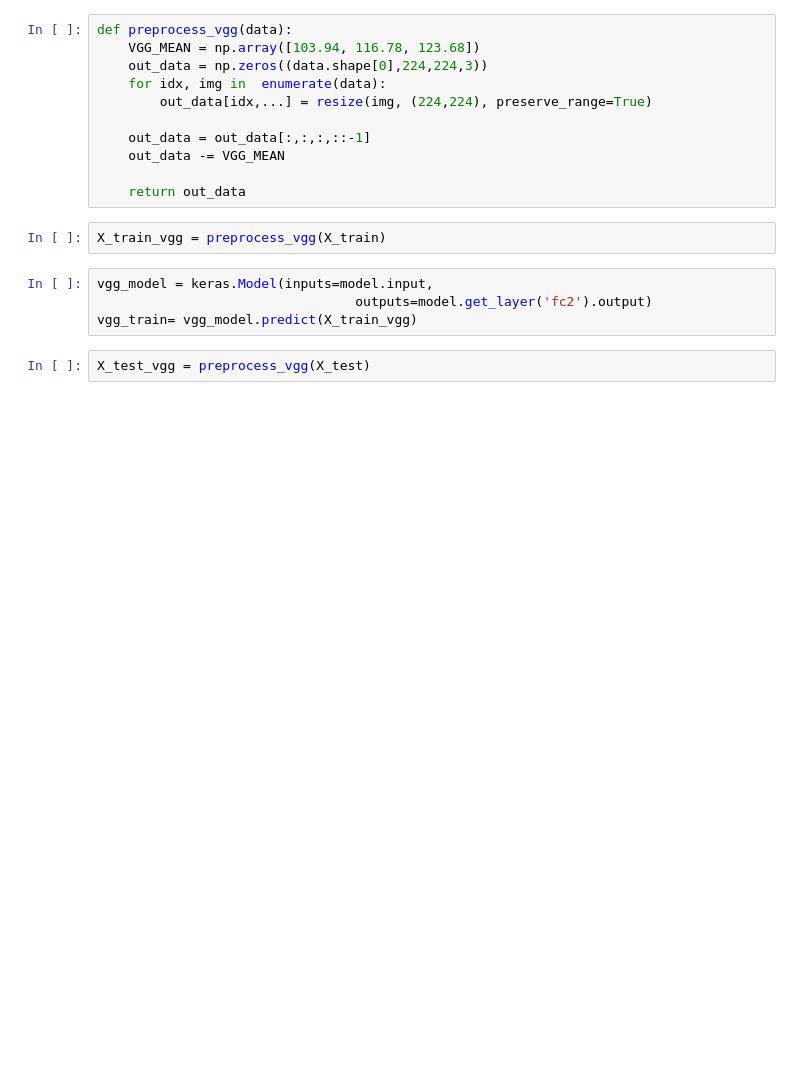
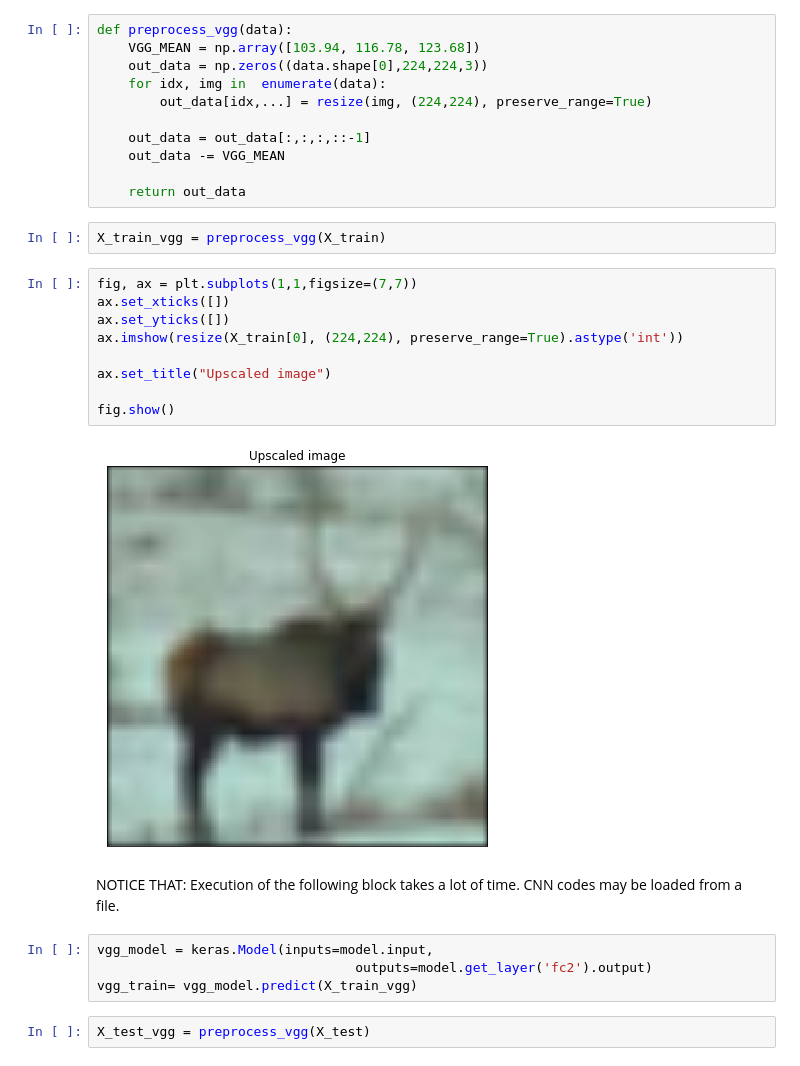
Before and after one commit to Tom556/CifarAnalysis, a Jupyter notebook: CifarAnalysis.ipynb, the cells around one changed output. Cells and saved outputs as stored; diff of their text form; blank space fills up the shorter version.

```diff
--- a/CifarAnalysis.ipynb
+++ b/CifarAnalysis.ipynb
@@ -178,6 +195,19 @@ def preprocess_vgg(data):
     return out_data
 # %%
 X_train_vgg = preprocess_vgg(X_train)
+# %%
+fig, ax = plt.subplots(1,1,figsize=(7,7))
+ax.set_xticks([])
+ax.set_yticks([])
+ax.imshow(resize(X_train[0], (224,224), preserve_range=True).astype('int'))
+
+ax.set_title("Upscaled image")
+
+fig.show()
+# %% [output]
+[figure, added]
+# %% [markdown]
+NOTICE THAT: Execution of the following block takes a lot of time. CNN codes may be loaded from a file.
 # %%
 vgg_model = keras.Model(inputs=model.input,
                                  outputs=model.get_layer('fc2').output)
```
Also changed, not shown: parts of 33 cells of this notebook, 1 other file.
